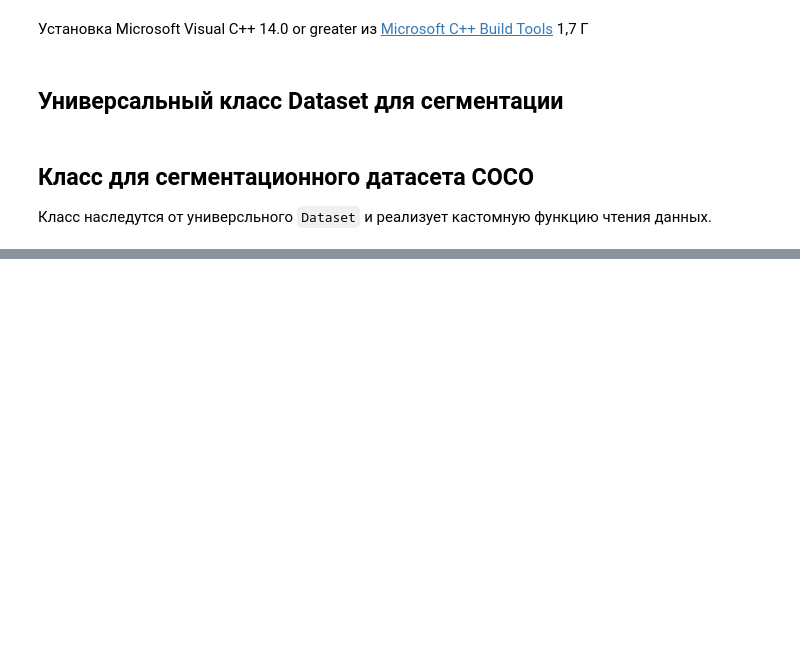
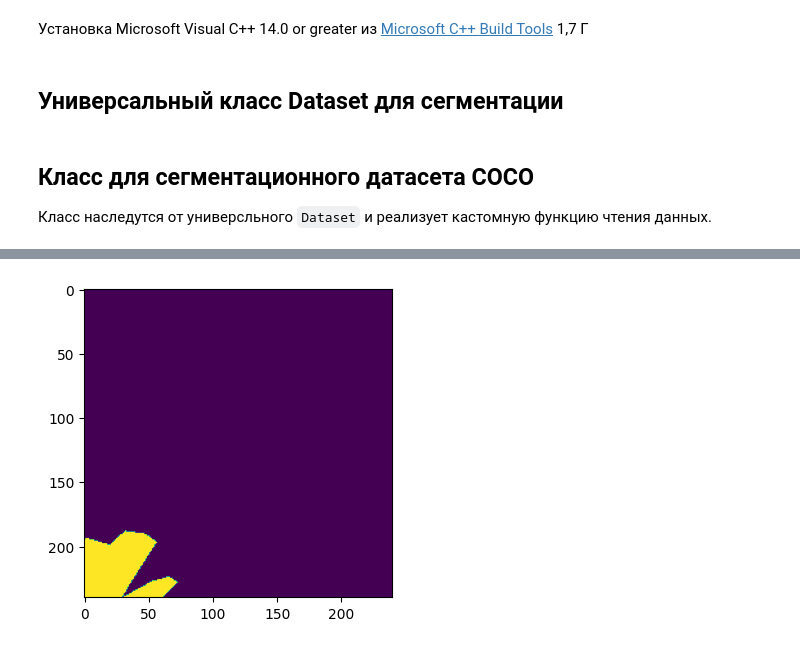
Before and after one commit to alex-chin/gb_deep_view, a Jupyter notebook: homeworks/home04/home04.ipynb, the cells around one changed output, grey strips where cells are left out. Cells and saved outputs as stored; diff of their text form; code cells hidden in the pictures; blank space fills up the shorter version.

```diff
--- a/homeworks/home04/home04.ipynb
+++ b/homeworks/home04/home04.ipynb
@@ -175,0 +172,8 @@ AttributeError: 'BatchDataset' object has no attribute 'next'
+# %%
+image = labels[2, ...]
+# image = image[:,:,0]
+plt.figure(figsize=(12, 4))
+plt.imshow(image)
+plt.show()
+# %% [output]
+[figure, added]
```
Also changed, not shown: parts of 27 cells of this notebook.
